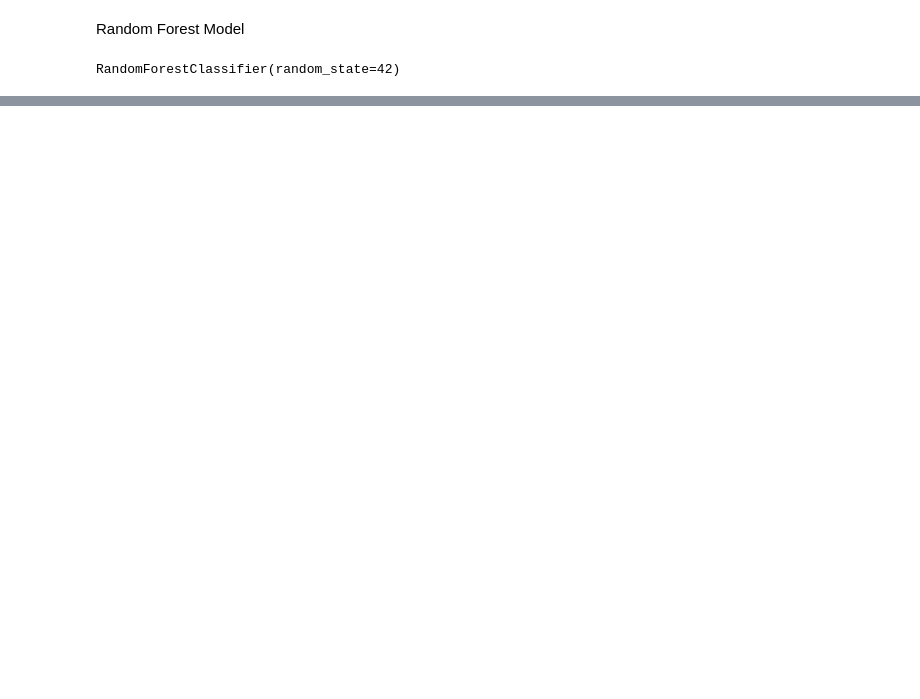
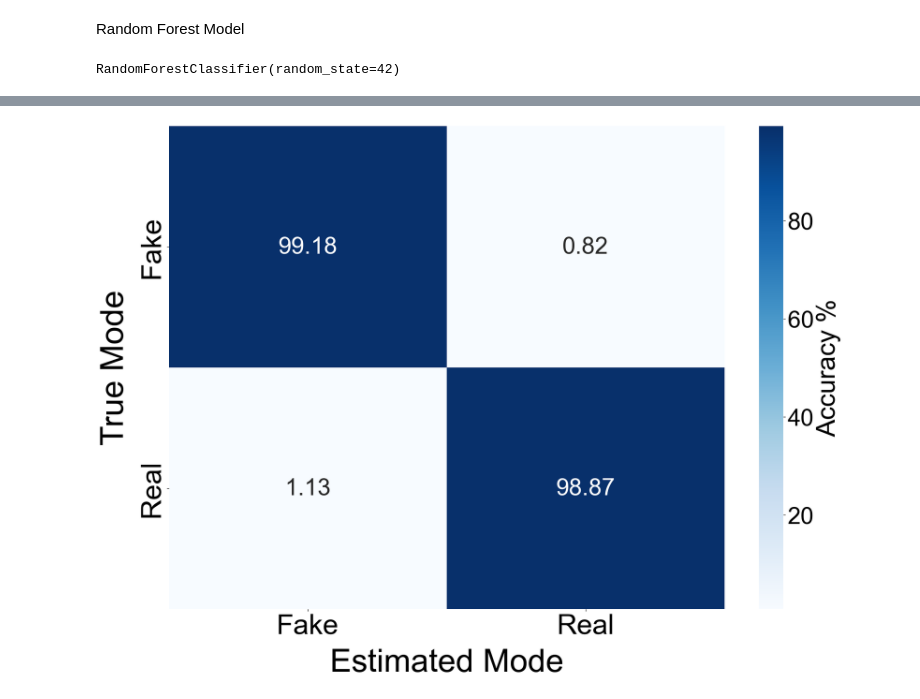
Before and after one commit to gonzalesomar/Kriptos_Technical_Assessment, a Jupyter notebook: Feature_Extraction.ipynb, the cells around one changed output, grey strips where cells are left out. Cells and saved outputs as stored; diff of their text form; code cells hidden in the pictures; blank space fills up the shorter version.

```diff
--- a/Feature_Extraction.ipynb
+++ b/Feature_Extraction.ipynb
@@ -136,0 +237,24 @@ accuracy, classification_rep
+# %%
+import seaborn as sns
+
+#Set global font family to Arial
+rcParams['font.family'] = 'Arial'
+
+# Calculate the percentage of accuracy for each class and update the diagonal
+row_sums = cm.sum(axis=1, keepdims=True)
+norm_conf_matrix = cm / row_sums * 100
+np.fill_diagonal(norm_conf_matrix, cm.diagonal() / row_sums[:, 0] * 100)
+
+# Plot the confusion matrix using a heatmap
+plt.figure(figsize=(20, 14))
+ax = sns.heatmap(norm_conf_matrix, annot=True, fmt='.2f', cmap='Blues', xticklabels=['Fake', 'Real'], yticklabels=['Fake', 'Real'], annot_kws={'fontsize': 38}, cbar_kws={'label': 'Accuracy %'})
+ax.figure.axes[-1].yaxis.label.set_size(42)
+cbar = ax.collections[0].colorbar
+cbar.ax.tick_params(labelsize=38)
+plt.xlabel('Estimated Mode', fontdict={'fontsize': 52}, labelpad=15)
+plt.ylabel('True Mode', fontdict={'fontsize': 52}, labelpad=15)
+plt.xticks(fontsize=45)
+plt.yticks(fontsize=45)
+plt.show()
+# %% [output]
+[figure, added]
```
Also changed, not shown: parts of 35 cells of this notebook.
